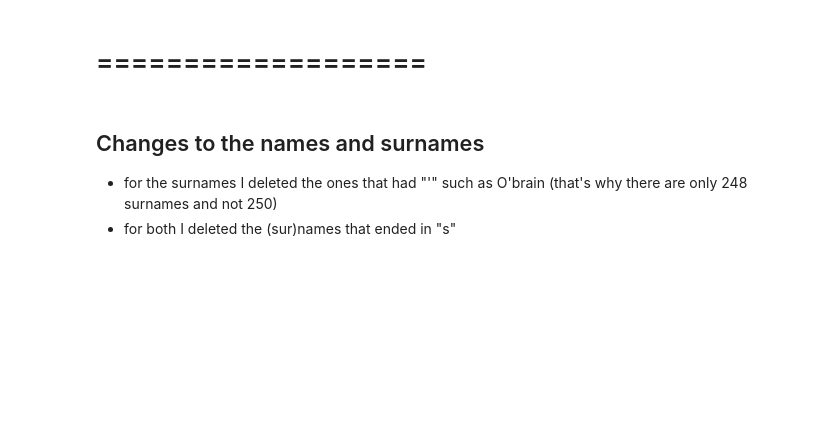
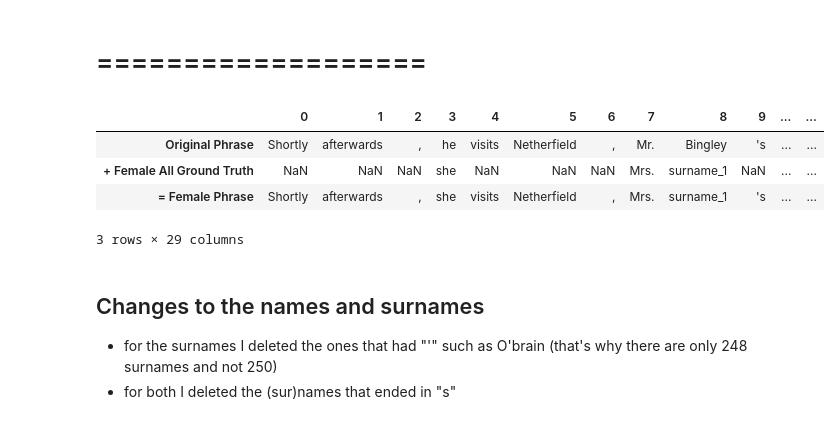
Before and after one commit to braindatalab/gecobench, a Jupyter notebook: data/dataset_generation/create_dataset.ipynb, the cells around one changed output. Cells and saved outputs as stored; diff of their text form; code cells hidden in the pictures; blank space fills up the shorter version.

```diff
--- a/data/dataset_generation/create_dataset.ipynb
+++ b/data/dataset_generation/create_dataset.ipynb
@@ -72,24 +183,24 @@ all_fem = []
 all_male = []
 subj_fem = []
 subj_male = []
-for idx in list(original_phrases.index):
+for idx in list(phrases.original.index):
     all_fem_phrase = change_words(
-        original_phrases.loc[idx], all_female_phrases_gt.loc[idx]
+        phrases.original.loc[idx], phrases.all_female.loc[idx]
     )
     all_fem.append(all_fem_phrase)
 
     all_male_phrase = change_words(
-        original_phrases.loc[idx], all_male_phrases_gt.loc[idx]
+        phrases.original.loc[idx], phrases.all_male.loc[idx]
     )
     all_male.append(all_male_phrase)
 
     subj_fem_phrase = change_words(
-        original_phrases.loc[idx], female_sub_phrases_gt.loc[idx]
+        phrases.original.loc[idx], phrases.subj_female.loc[idx]
     )
     subj_fem.append(subj_fem_phrase)
 
     subj_male_phrase = change_words(
-        original_phrases.loc[idx], male_sub_phrases_gt.loc[idx]
+        phrases.original.loc[idx], phrases.subj_male.loc[idx]
     )
     subj_male.append(subj_male_phrase)
 
@@ -113,3 +211,22 @@ example_df
+# %%
+# Example how the phrases look like
+
+example_df = pd.DataFrame(
+    [
+        list(phrases.original.loc[0]),
+        list(phrases.all_female.loc[0]),
+        list(all_fem.loc[0]),
+    ],
+    index=["Original Phrase", "+ Female All Ground Truth", "= Female Phrase"],
+)
+
+example_df
+# %% [output]
+|  | 0 | 1 | 2 | 3 | 4 | 5 | 6 | 7 | 8 | 9 | ... | ... |
+| Original Phrase | Shortly | afterwards | , | he | visits | Netherfield | , | Mr. | Bingley | 's | ... | ... |
+| + Female All Ground Truth | NaN | NaN | NaN | she | NaN | NaN | NaN | Mrs. | surname_1 | NaN | ... | ... |
+| = Female Phrase | Shortly | afterwards | , | she | visits | Netherfield | , | Mrs. | surname_1 | 's | ... | ... |
+3 rows × 29 columns
 # %% [markdown]
 ## Changes to the names and surnames
 + for the surnames I deleted the ones that had "'" such as O'brain (that's why there are only 248 surnames and not 250)
```
Also changed, not shown: parts of 12 cells of this notebook, 6 other files.
